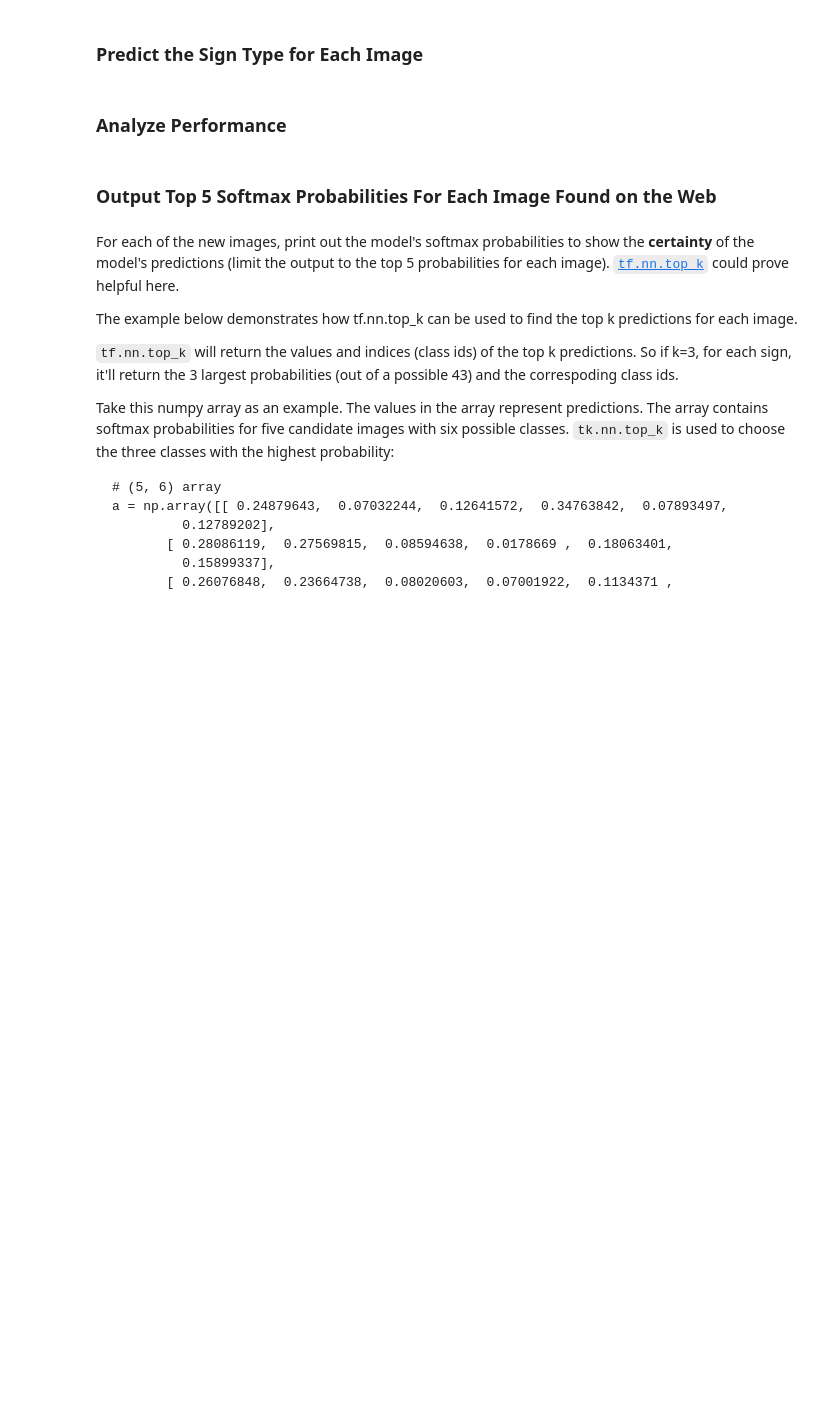
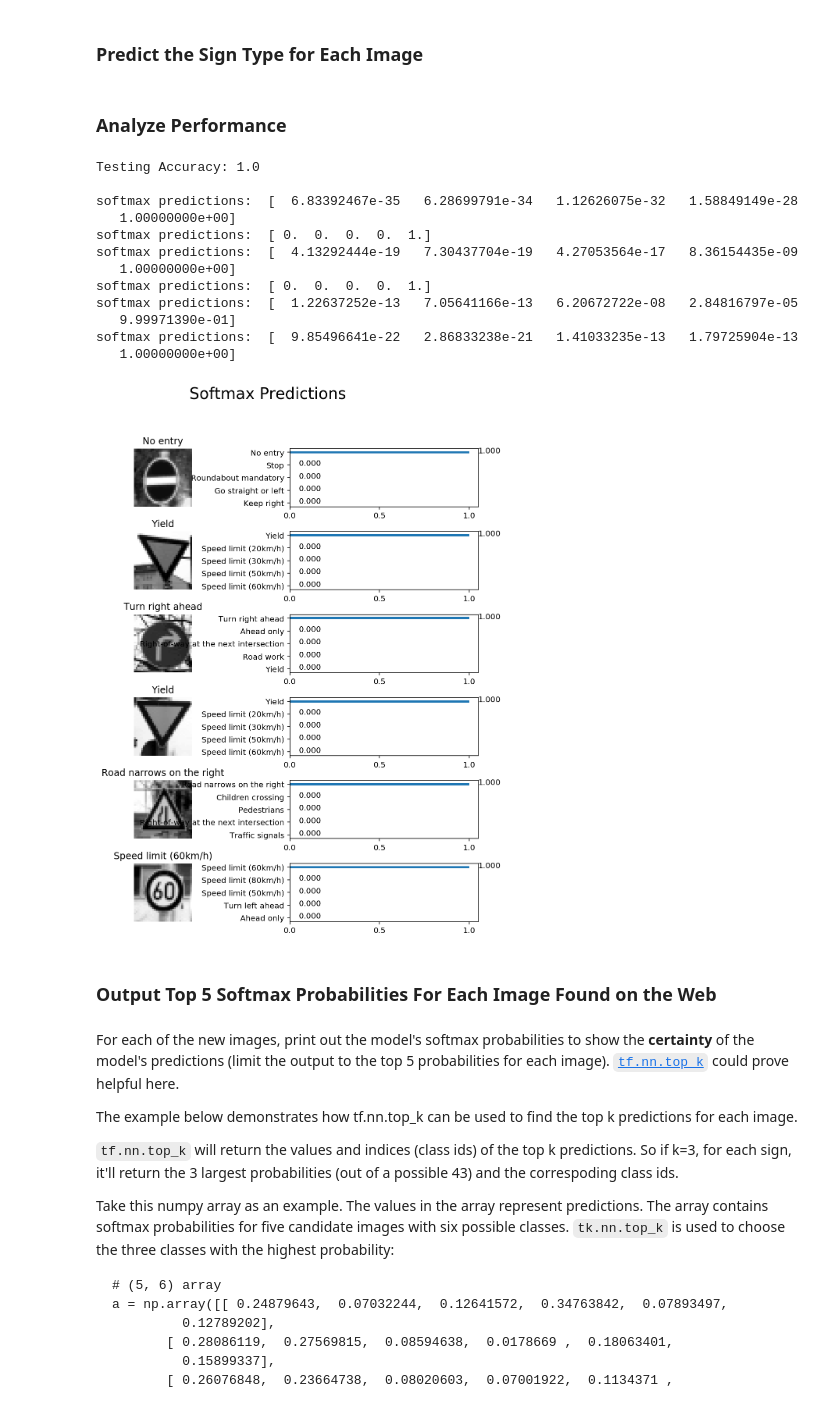
Before and after one commit to alexvogel/traffic-sign-classification, a Jupyter notebook: Traffic_Sign_Classifier.ipynb, the cells around one changed output. Saved outputs shown, nothing was run; the diff lists cells and outputs as text; code cells hidden in the pictures; blank space fills up the shorter version.

```diff
--- a/Traffic_Sign_Classifier.ipynb
+++ b/Traffic_Sign_Classifier.ipynb
@@ -427,8 +494,9 @@ The `EPOCH` and `BATCH_SIZE` values affect the training speed and model accuracy
 # %%
 import tensorflow as tf
 
-EPOCHS = 30
+EPOCHS = 50
 BATCH_SIZE = 128
+dropout = 0.7
 # %%
 def myflatten(x_tensor):
     """
@@ -594,8 +857,31 @@ You may find `signnames.csv` useful as it contains mappings from the class id (i
+# %%
+# Preprocess images
+# these are the correct labels, that will be compared to the predictions
+y_classify = [13, 17, 33, 24, 13, 3]
+X_classify, y_classify = preprocess(X_classify, y_classify)
+#print(X_classify[0])
 # %% [markdown]
 ### Analyze Performance
 # %%
 ### Calculate the accuracy for these 5 new images.
 ### For example, if the model predicted 1 out of 5 signs correctly, it's 20% accurate on these new images.
+# %%
+# calc the accuracy and the predictions
+test_model(X_classify, y_classify, len(y_classify), 5)
+# %% [output]
+Testing Accuracy: 1.0
+
+softmax predictions:  [  6.83392467e-35   6.28699791e-34   1.12626075e-32   1.58849149e-28
+   1.00000000e+00]
+softmax predictions:  [ 0.  0.  0.  0.  1.]
+softmax predictions:  [  4.13292444e-19   7.30437704e-19   4.27053564e-17   8.36154435e-09
+   1.00000000e+00]
+softmax predictions:  [ 0.  0.  0.  0.  1.]
+softmax predictions:  [  1.22637252e-13   7.05641166e-13   6.20672722e-08   2.84816797e-05
+   9.99971390e-01]
+softmax predictions:  [  9.85496641e-22   2.86833238e-21   1.41033235e-13   1.79725904e-13
+   1.00000000e+00]
+[figure, added]
 # %% [markdown]
 ### Output Top 5 Softmax Probabilities For Each Image Found on the Web
 # %% [markdown]
```
Also changed, not shown: parts of 44 cells of this notebook, 34 other files.
